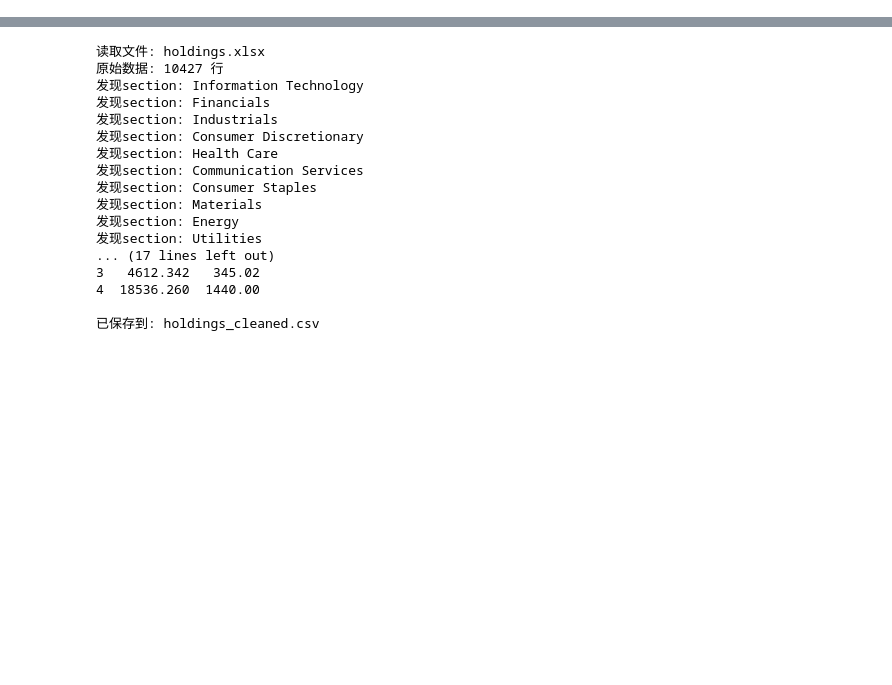
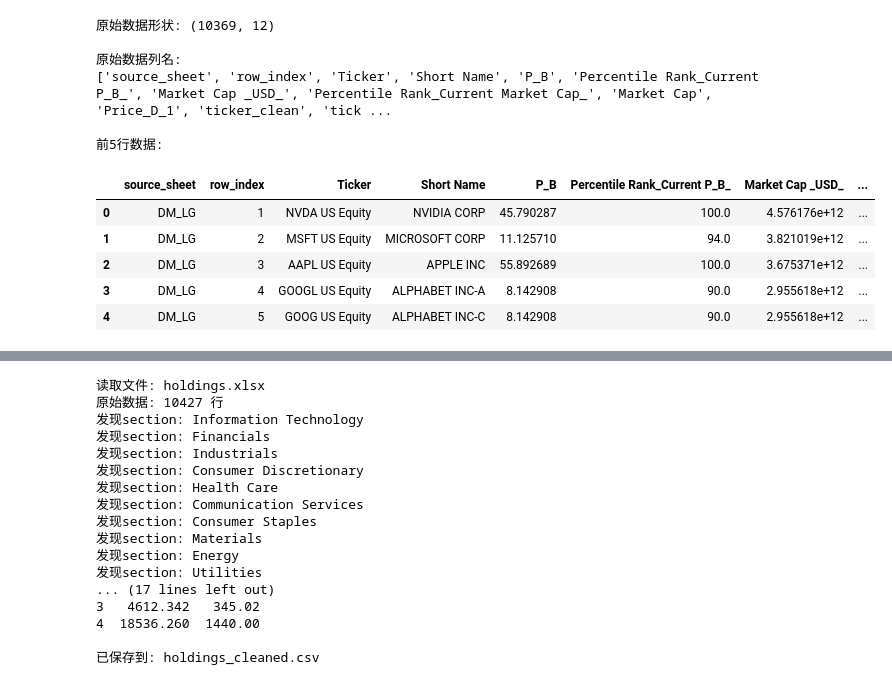
Before and after one commit to wenjiaqi8255/bloomberg-competition-2025, a Jupyter notebook: src/trading_system/data/data_processor.ipynb, the cells around one changed output, grey strips where cells are left out. Cells and saved outputs as stored; diff of their text form; code cells hidden in the pictures; blank space fills up the shorter version.

```diff
--- a/src/trading_system/data/data_processor.ipynb
+++ b/src/trading_system/data/data_processor.ipynb
@@ -0,0 +1,25 @@
+# %%
+import pandas as pd
+import numpy as np
+
+# 读取complete stock data
+df_complete = pd.read_csv('/Users/wenjiaqi/Downloads/bloomberg-competition/src/trading_system/data/complete_stock_data.csv')
+
+print("原始数据形状:", df_complete.shape)
+print("\n原始数据列名:")
+print(df_complete.columns.tolist())
+print("\n前5行数据:")
+df_complete.head()
+# %% [output]
+原始数据形状: (10369, 12)
+
+原始数据列名:
+['source_sheet', 'row_index', 'Ticker', 'Short Name', 'P_B', 'Percentile Rank_Current P_B_', 'Market Cap _USD_', 'Percentile Rank_Current Market Cap_', 'Market Cap', 'Price_D_1', 'ticker_clean', 'tick ...
+
+前5行数据:
+|  | source_sheet | row_index | Ticker | Short Name | P_B | Percentile Rank_Current P_B_ | Market Cap _USD_ | ... |
+| 0 | DM_LG | 1 | NVDA US Equity | NVIDIA CORP | 45.790287 | 100.0 | 4.576176e+12 | ... |
+| 1 | DM_LG | 2 | MSFT US Equity | MICROSOFT CORP | 11.125710 | 94.0 | 3.821019e+12 | ... |
+| 2 | DM_LG | 3 | AAPL US Equity | APPLE INC | 55.892689 | 100.0 | 3.675371e+12 | ... |
+| 3 | DM_LG | 4 | GOOGL US Equity | ALPHABET INC-A | 8.142908 | 90.0 | 2.955618e+12 | ... |
+| 4 | DM_LG | 5 | GOOG US Equity | ALPHABET INC-C | 8.142908 | 90.0 | 2.955618e+12 | ... |
```
Also changed, not shown: parts of 7 cells of this notebook, 5 other files.
